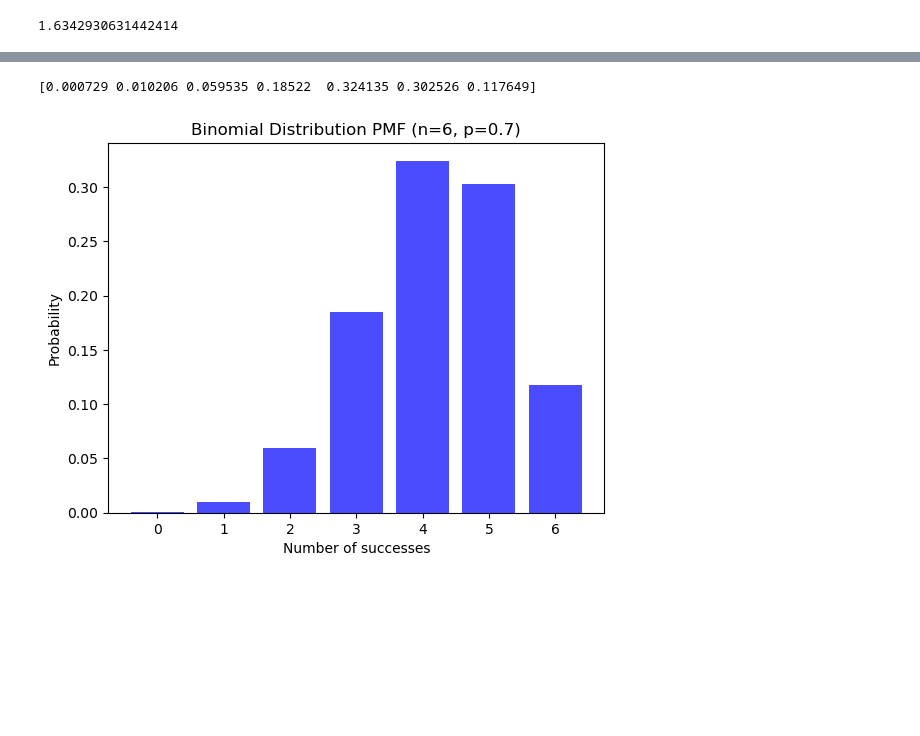
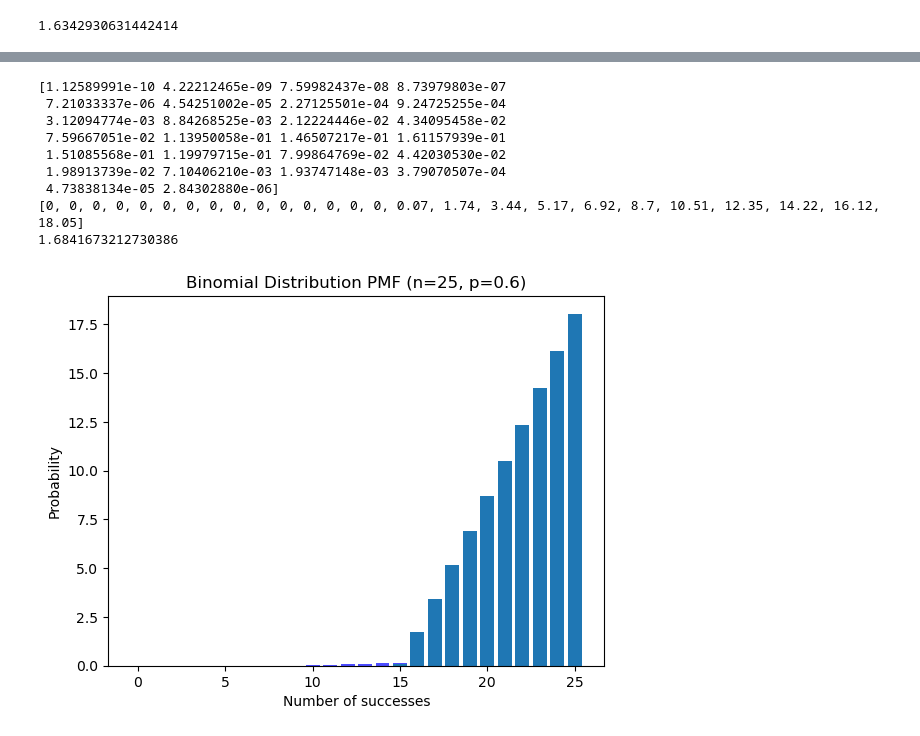
Before and after one commit to JamesRv21/Binomial-Options-Pricing-Model, a Jupyter notebook: binomialTree.ipynb, the cells around one changed output, grey strips where cells are left out. Cells and saved outputs as stored; diff of their text form; code cells hidden in the pictures; blank space fills up the shorter version.

Commit message:
Added visualisations for binomial method

```diff
--- a/binomialTree.ipynb
+++ b/binomialTree.ipynb
@@ -257,21 +258,55 @@ for i in range(2, 10):
 # %%
-# Parameters
-n = depth
+interest = 0.04
+numPeriods = 25
+optionType = "Call"
+# optionType = "Put"
+timeToExpiration = 1
+dt = timeToExpiration / numPeriods
+vol = 0.04
+up = np.round(np.exp(vol * np.sqrt(dt)), 4)
+# up = 1.05
+down = 1/up
+spot = 100
+strike = 104
+p = ((1 + interest*(timeToExpiration/numPeriods)) - down) / (up - down)
 
 
+# Parameters
+n = numPeriods
 # Range of possible number of successes
 x = np.arange(0, n+1)
 
 # Probability mass function (PMF)
 pmf = binom.pmf(x, n, round(p,2))
 print(pmf)
 
-# Plotting
+
+
+pricingTree = create_pricing_tree(spot, up, down, numPeriods)
+p = ((1 + interest*(timeToExpiration/numPeriods)) - down) / (up - down)
+call_value_tree = create_call_value_tree(pricingTree[-1], strike, p, interest, timeToExpiration, numPeriods)
+print(call_value_tree[-1])
+total = 0
+for prob, val in zip(pmf, call_value_tree[-1]):
+    total += prob * val
+print(total)
+
+
 plt.bar(x, pmf, color='blue', alpha=0.7)
+plt.bar(x, call_value_tree[-1])
 plt.xlabel('Number of successes')
 plt.ylabel('Probability')
 plt.title(f'Binomial Distribution PMF (n={n}, p={round(p,2)})')
+plt.plot()
 plt.show()
 # %% [output]
-[0.000729 0.010206 0.059535 0.18522  0.324135 0.302526 0.117649]
+[1.12589991e-10 4.22212465e-09 7.59982437e-08 8.73979803e-07
+ 7.21033337e-06 4.54251002e-05 2.27125501e-04 9.24725255e-04
+ 3.12094774e-03 8.84268525e-03 2.12224446e-02 4.34095458e-02
+ 7.59667051e-02 1.13950058e-01 1.46507217e-01 1.61157939e-01
+ 1.51085568e-01 1.19979715e-01 7.99864769e-02 4.42030530e-02
+ 1.98913739e-02 7.10406210e-03 1.93747148e-03 3.79070507e-04
+ 4.73838134e-05 2.84302880e-06]
+[0, 0, 0, 0, 0, 0, 0, 0, 0, 0, 0, 0, 0, 0, 0, 0.07, 1.74, 3.44, 5.17, 6.92, 8.7, 10.51, 12.35, 14.22, 16.12, 18.05]
+1.6841673212730386
-[figure, old version]
+[figure, new version]
```
Also changed, not shown: parts of 6 cells of this notebook.
